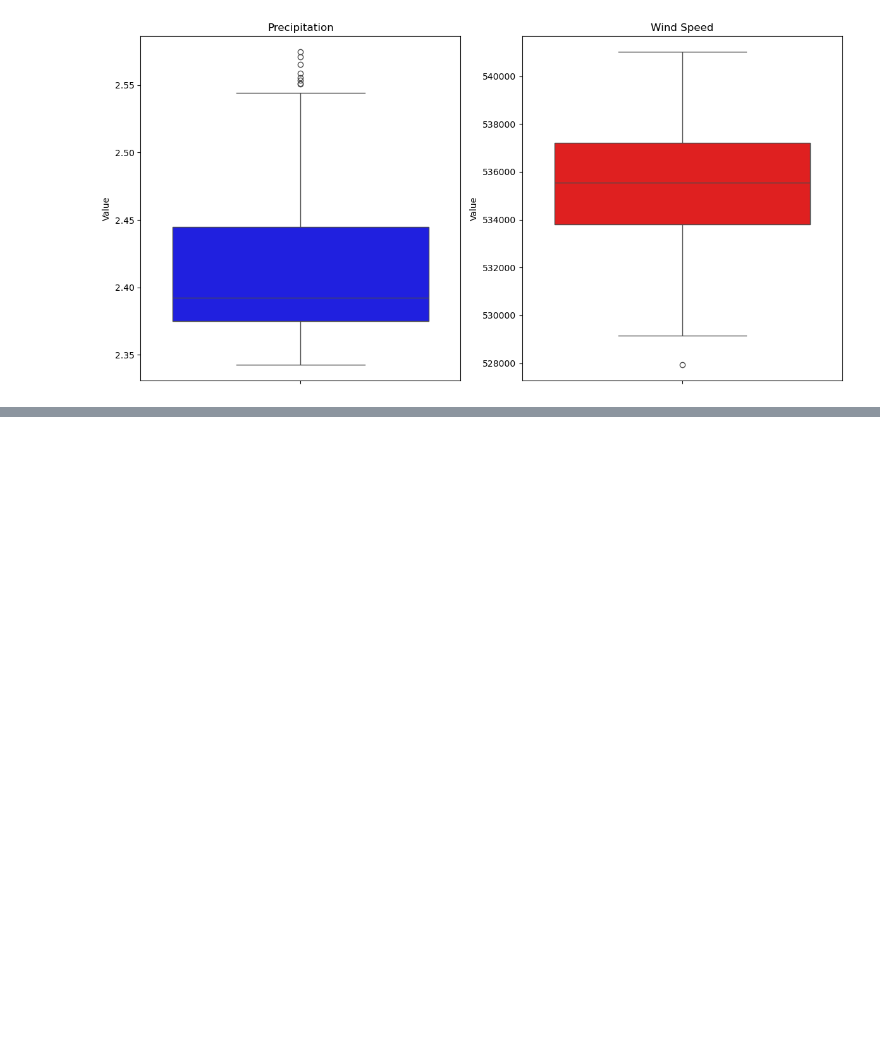
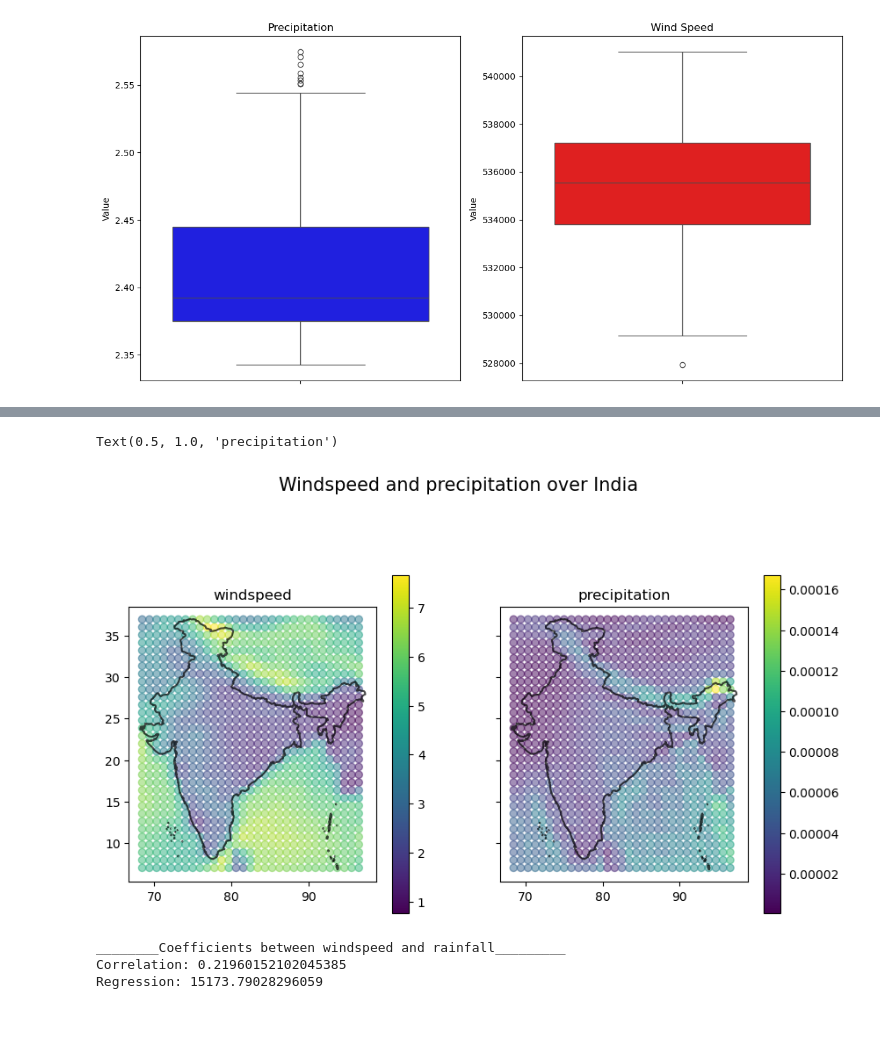
Before and after one commit to silkieMoth/eds_296_climate-modeling_final_proj, a Jupyter notebook: indian_monsoons.ipynb, the cells around one changed output, grey strips where cells are left out. Saved outputs shown, nothing was run; the diff lists cells and outputs as text; code cells hidden in the pictures; blank space fills up the shorter version.

```diff
--- a/indian_monsoons.ipynb
+++ b/indian_monsoons.ipynb
@@ -322,0 +360,13 @@ plt.show()
+# %%
+# split query between vars
+precip_rows = res_df2[res_df2["variable_id"] == "pr"]
+wind_rows = res_df2[res_df2["variable_id"] == "sfcWind"]
+
+# get all the different ensembles in each var
+precip_ensembles = precip_rows.member_id.unique()
+wind_ensembles = wind_rows.member_id.unique()
+
+# and just select the common ones
+common_ens = list(set(precip_ensembles) & set(wind_ensembles))
+
+print(common_ens)
@@ -322,0 +452,5 @@ plt.show()
+# %%
+# declare bbox
+full_bbox = [lat_min, lat_max, lon_min, lon_max]
+
+precip_ens_df, wind_ens_df = coorelation_zarr_rows(precip_rows, wind_rows, common_ens, full_bbox)
@@ -322,0 +468,2 @@ plt.show()
+# %%
+precip_ens_df2, wind_ens_df2 = coorelation_zarr_rows(precip_rows, wind_rows, common_ens, full_bbox, groupby_var = 'space')
@@ -323,3 +595,38 @@ plt.show()
+# %%
+# make the plotted vars the right dtype
+plotted_gdf['windspeed'] = plotted_gdf['windspeed'].astype(float)
+plotted_gdf['precipitation'] = plotted_gdf['precipitation'].astype(float)
+
+# titles an init struture
+title = "Windspeed and precipitation over India"
+fig, ax = plt.subplots(figsize = (10,10), ncols=2, sharey = True)
+fig.suptitle(title, y = 0.80, fontsize = 15)
+
+# plot india boundary twice for both vars
+for i in range(2):
+    india_boundary.boundary.plot(ax=ax[i], alpha =0.7, color = "black")
+
+# then plot the gdf overtop of it
+plotted_gdf.plot(ax=ax[0], alpha= 0.5, column = "windspeed", legend = True, legend_kwds = {"shrink": 0.5})
+plotted_gdf.plot(ax=ax[1], alpha= 0.5, column = "precipitation", legend = True, legend_kwds = {"shrink": 0.5})
+
+# plt.colorbar()
+# ax[1].colorbar()
+
+# add titles to both plots
+ax[0].set_title("windspeed")
+ax[1].set_title("precipitation")
+# %% [output]
+Text(0.5, 1.0, 'precipitation')
+[figure, added]
+# %%
+print(f"________Coefficients between windspeed and rainfall_________")
+print(f"Correlation: {corr_ts(plotted_gdf['precipitation'], plotted_gdf['windspeed'])[0]}")
+print(f"Regression: {reg_ts(plotted_gdf['precipitation'], plotted_gdf['windspeed'])[0]}")
+# %% [output]
+________Coefficients between windspeed and rainfall_________
+Correlation: 0.21960152102045385
+Regression: 15173.79028296059
 # %% [markdown]
 ###
 # %% [markdown]
```
Also changed, not shown: parts of 10 cells of this notebook.
